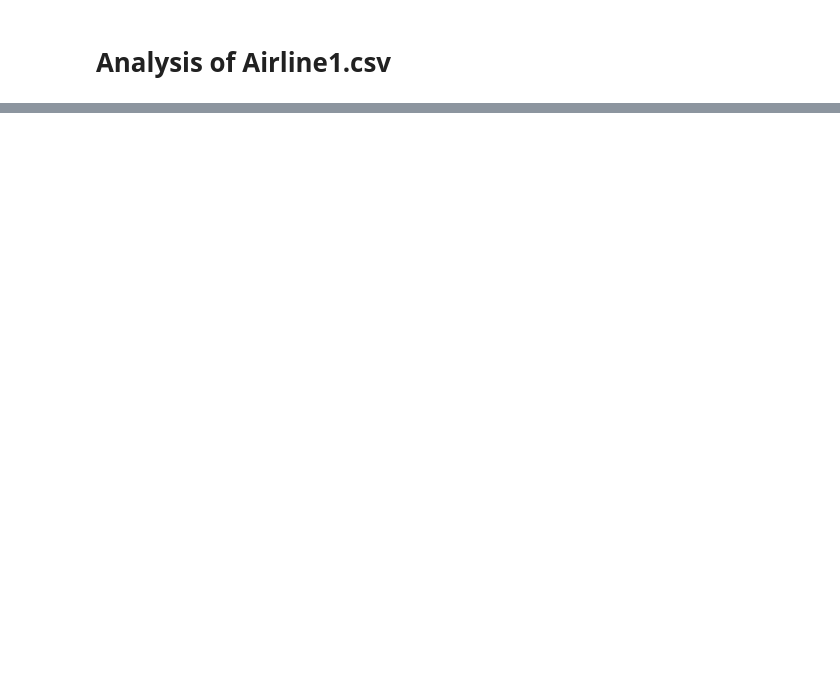
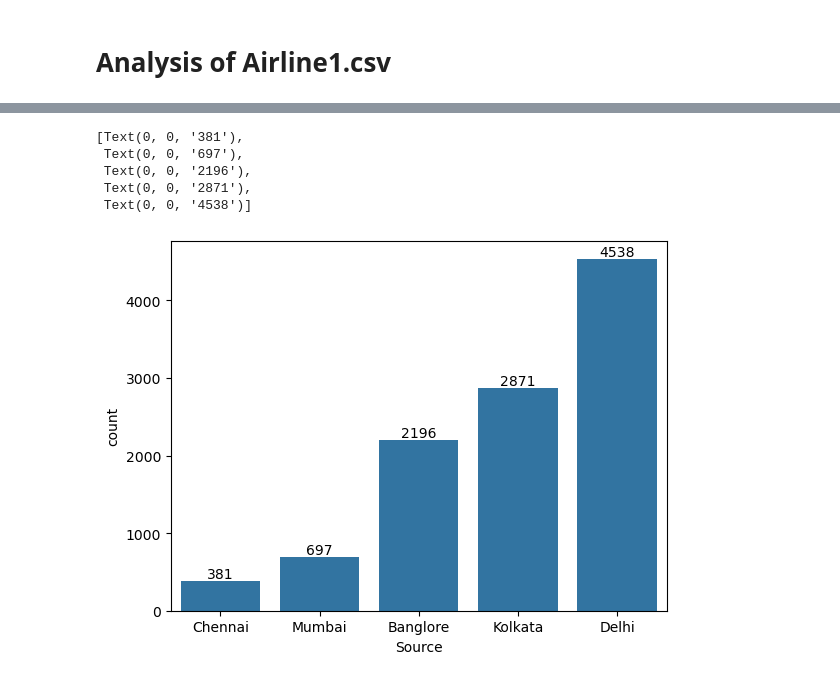
Before and after one commit to omkarbhat1995/Airline, a Jupyter notebook: Analysis.ipynb, the cells around one changed output, grey strips where cells are left out. Saved outputs shown, nothing was run; the diff lists cells and outputs as text; code cells hidden in the pictures; blank space fills up the shorter version.

```diff
--- a/Analysis.ipynb
+++ b/Analysis.ipynb
@@ -19,0 +167,13 @@ df.fillna({'Price': df['Price'].mean()}, inplace=True)
+# %%
+# Distribution of Source
+sourcecount = df.groupby('Source')['Source'].count().sort_values(ascending=True)
+
+ax= sns.countplot(x=df['Source'], order=sourcecount.index)
+ax.bar_label(cast(BarContainer, ax.containers[0]))
+# %% [output]
+[Text(0, 0, '381'),
+ Text(0, 0, '697'),
+ Text(0, 0, '2196'),
+ Text(0, 0, '2871'),
+ Text(0, 0, '4538')]
+[figure, added]
```
Also changed, not shown: parts of 23 cells of this notebook.
